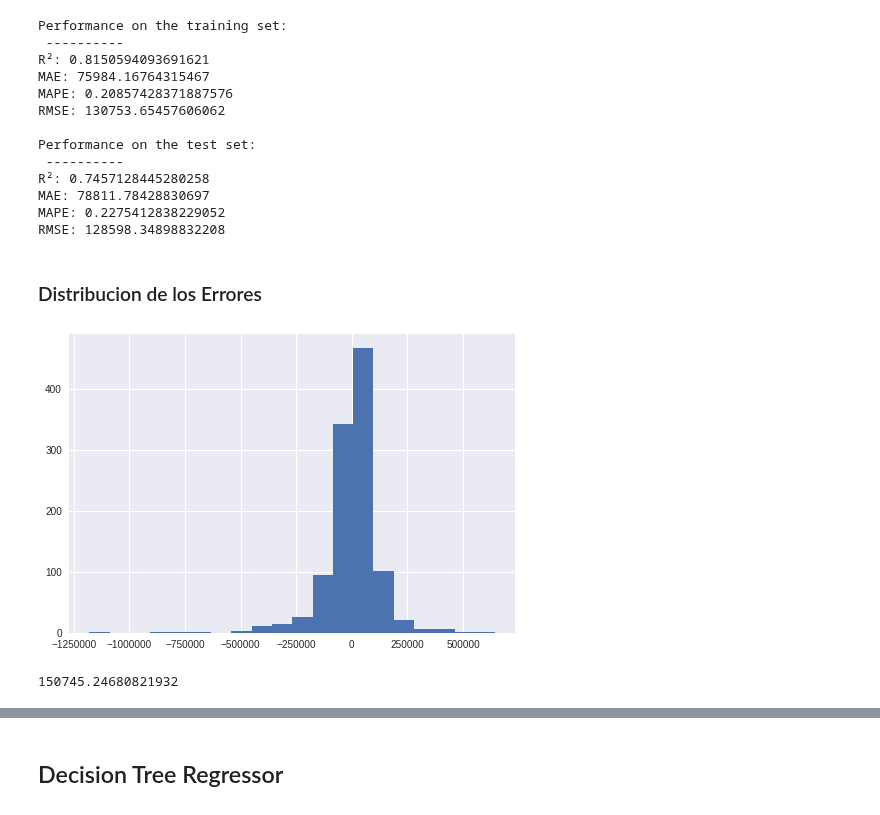
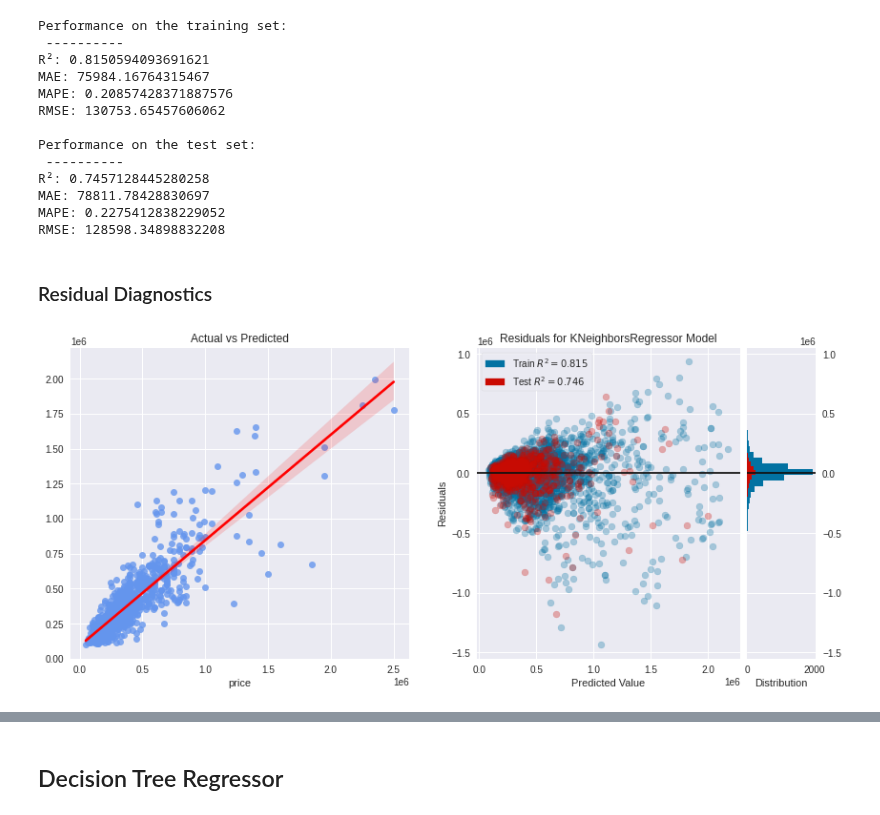
Before and after one commit to javiicc/Identifying_Potential_Investment_Opportunities_In_The_Irish_Real_Estate_Market_Using_MachineLearning, a Jupyter notebook: Price_Inference.ipynb, the cells around one changed output, grey strips where cells are left out. Saved outputs shown, nothing was run; the diff lists cells and outputs as text; code cells hidden in the pictures.

```diff
--- a/Price_Inference.ipynb
+++ b/Price_Inference.ipynb
@@ -426,5 +405,5 @@ knnr_pipe_est = Pipeline(steps=[
 # %%
-pipe_estimator = transformer_estimator(num_transformation='power_transformer',
+knnr_pipe_estimator = transformer_estimator(num_transformation='power_transformer',
                                        regressor=KNeighborsRegressor(),
                                        poly_degree=1)
 
@@ -440,7 +419,7 @@ param_grid = [
     },
 ]
 
-grid_search = GridSearchCV(estimator=pipe_estimator,
+grid_search = GridSearchCV(estimator=knnr_pipe_estimator,
                            param_grid=param_grid,
                            cv=3,
                            n_jobs=-1,
@@ -458,12 +437,12 @@ print(grid_search.best_score_)
 # %% [raw]
 pd.DataFrame(grid_search.cv_results_)
 # %%
-pipe_estimator = transformer_estimator(num_transformation='power_transformer',
+knnr_pipe_estimator = transformer_estimator(num_transformation='power_transformer',
                                        regressor=KNeighborsRegressor(n_neighbors=7,
                                                                      weights='uniform'),
                                        poly_degree=1)
 
-scores = scores_statistics(estimator=pipe_estimator,
+scores = scores_statistics(estimator=knnr_pipe_estimator,
                            scoring_dict=scoring,
                            X_train=X_train,
                            y_train=y_train,
@@ -497,5 +465,5 @@ KNeighborsRegressor(n_neighbors=5,
 # %%
-knnr = pipe_estimator.fit(X_train, y_train)
+knnr = knnr_pipe_estimator.fit(X_train, y_train)
 
 print('Performance on the training set:\n', '-'*10)
 y_pred_train = knnr.predict(X_train)
@@ -522,19 +490,9 @@ R²: 0.7457128445280258
 MAE: 78811.78428830697
 MAPE: 0.2275412838229052
 RMSE: 128598.34898832208
-# %% [markdown]
-### Distribucion de los Errores
-# %%
-knnr = pipe_estimator.fit(X_train, y_train)
-y_pred_test = knnr.predict(X_test)
-
-fig, ax =plt.subplots(1, 1)
-ax.hist(y_pred_test - y_test, bins=20); # estamos restando a la prediccion la verdad
-# distribucion de los errores
-ax.ticklabel_format(style='plain', axis='x')
-# %% [output]
-[figure, removed]
+# %% [markdown]
+### Residual Diagnostics
 # %%
-np.std(y_pred_test - y_test)
+residuals(knnr_pipe_estimator, X_train, X_test, y_train, y_test)
 # %% [output]
-150745.24680821932
+[figure, added]
```
Also changed, not shown: parts of 92 cells of this notebook, 1 other file.
